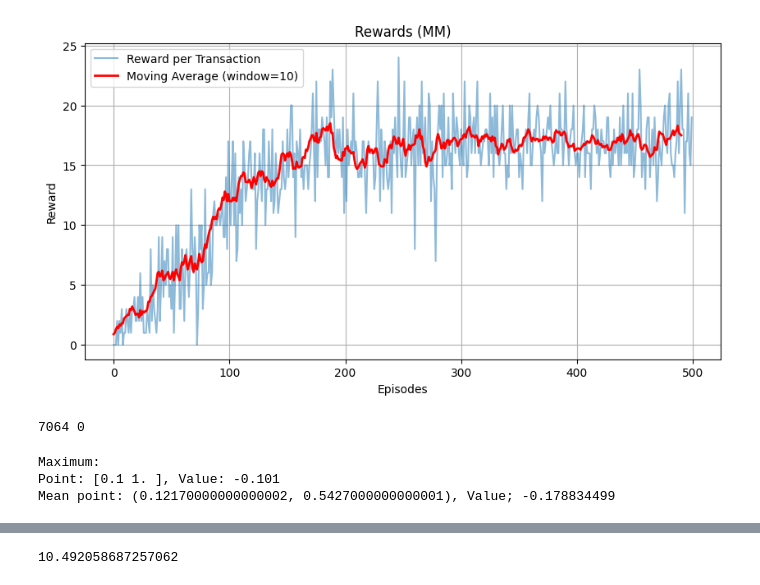
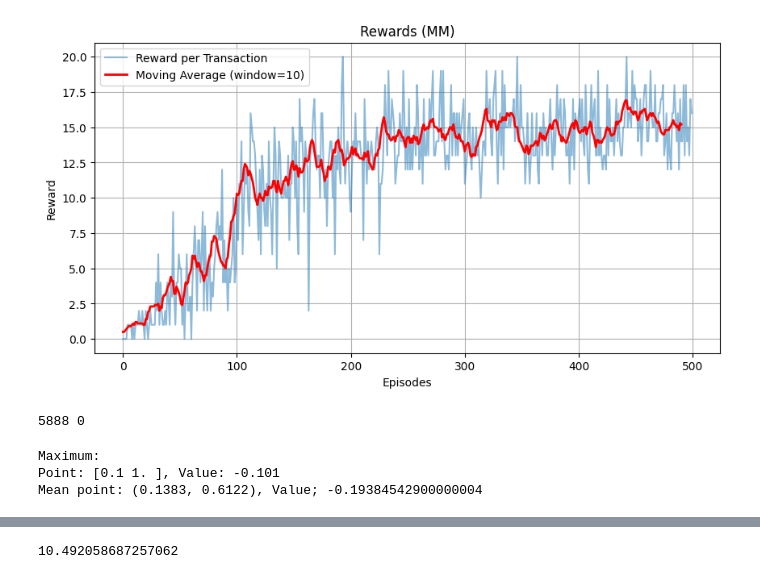
Before and after one commit to juanpabmedina/master_thesis, a Jupyter notebook: algorithms/p2p_energy_game_gpt/soccer_game_gpt.ipynb, the cells around one changed output, grey strips where cells are left out. Cells and saved outputs as stored; diff of their text form; code cells hidden in the pictures.

```diff
--- a/algorithms/p2p_energy_game_gpt/soccer_game_gpt.ipynb
+++ b/algorithms/p2p_energy_game_gpt/soccer_game_gpt.ipynb
@@ -5,29 +5,29 @@ from scipy.optimize import minimize, minimize_scalar
 # %%
 params = {
     'total_steps': 50000,
     'eval_intervals': 1000,
     'min_power': 0.1,
     'max_power': 1,
     'min_price': 0.1,
     'max_price': 1,
-    'gen_threshold': -0.2,
-    'con_threshold': 2,
+    'gen_threshold': 0.1,
+    'con_threshold': 15,
     'agent1_actions': [-0.1, 0.0, 0.1],
     'agent2_actions': [-0.1, 0.0, 0.1],
     'a': 0.1,
     'b': 2,
     'c': 0,
     'agent1_id': 'G',
     'agent2_id': 'C'
 }
 
 agent_G_trained, agent_C_generic, reward_history, profit_history, ag1_win, ag2_win = train(mode='MR', kwargs=params)
 # %% [output]
-[figure, old version]
+[figure, new version]
 # %%
 print(ag1_win, ag2_win)
 # %% [output]
-7064 0
+5888 0
 # %%
 # Define the function
 def f(vars):
@@ -73,7 +73,7 @@ print(f"Mean point: {x,y}, Value; {profit}")
 # %% [output]
 Maximum:
 Point: [0.1 1. ], Value: -0.101
-Mean point: (0.12170000000000002, 0.5427000000000001), Value; -0.178834499
+Mean point: (0.1383, 0.6122), Value; -0.19384542900000004
 # %%
 params = {
     'total_steps': 50000,
```
Also changed, not shown: parts of 9 cells of this notebook, 2 other files.
